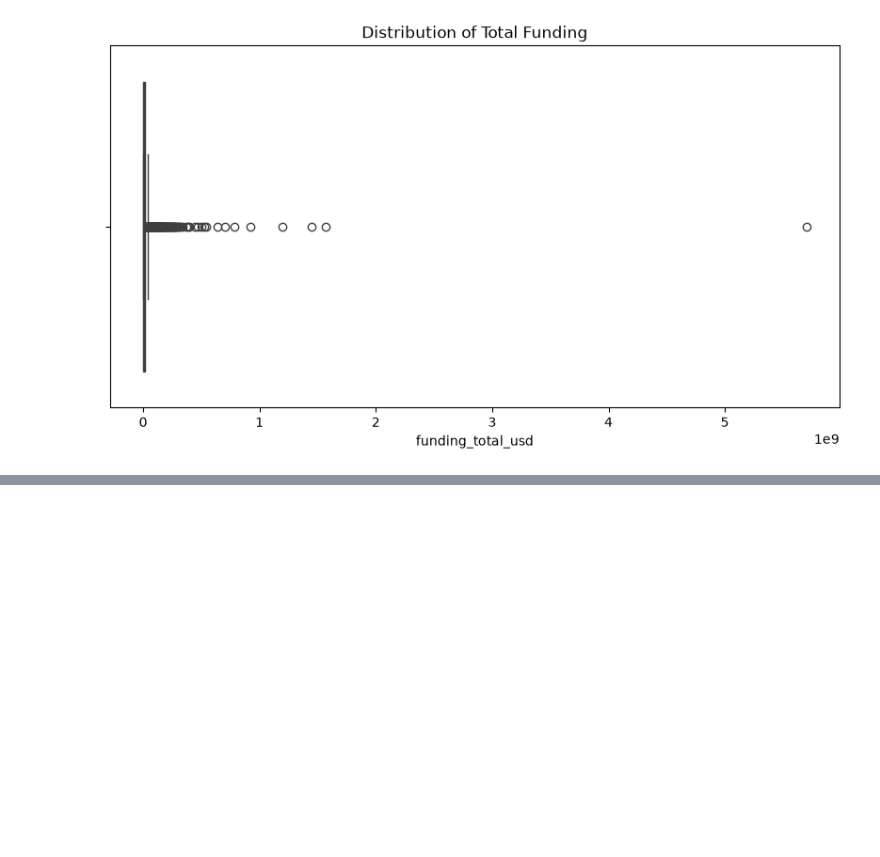
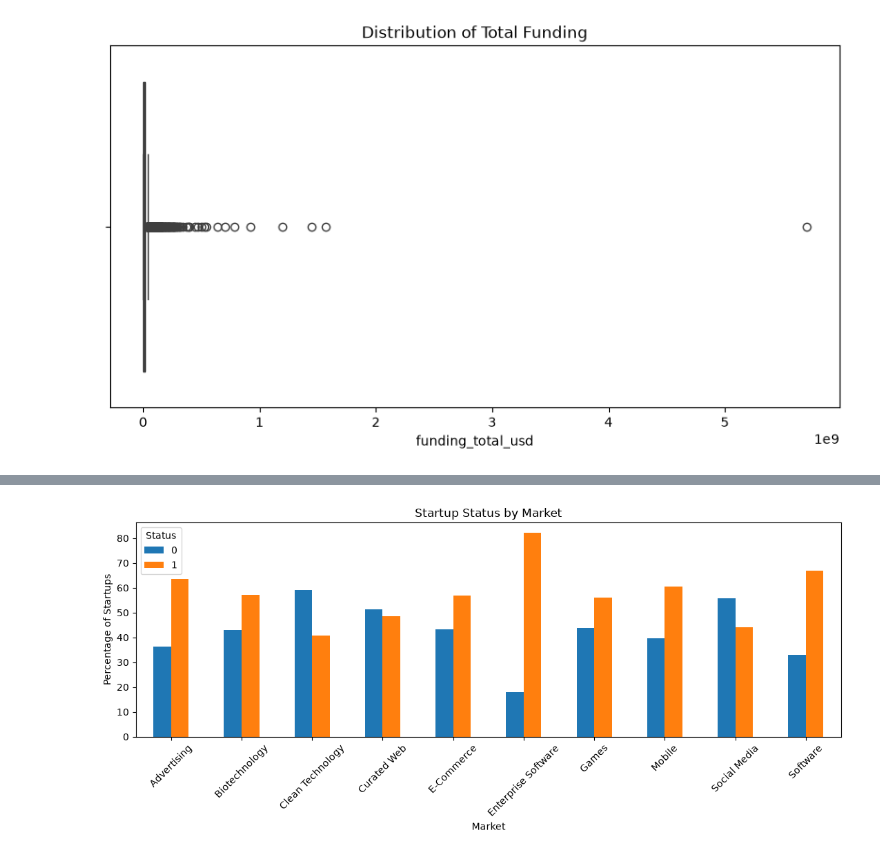
Before and after one commit to 2026dab1301-pKrishn/AI_101_Final_Project_Group-14, a Jupyter notebook: Notebook /datapreprocesing.ipynb, the cells around one changed output, grey strips where cells are left out. Saved outputs shown, nothing was run; the diff lists cells and outputs as text; code cells hidden in the pictures; blank space fills up the shorter version.

```diff
--- a/Notebook /datapreprocesing.ipynb
+++ b/Notebook /datapreprocesing.ipynb
@@ -161,0 +209,2 @@ np.int64(18)
+# %%
+dst = dst.drop_duplicates(keep='first')
@@ -275,0 +418,20 @@ plt.show()
+# %%
+top_markets = dst['market'].value_counts().head(10).index
+
+market_status = pd.crosstab(
+    dst[dst['market'].isin(top_markets)]['market'],
+    dst[dst['market'].isin(top_markets)]['status'],
+    normalize='index'
+) * 100
+
+market_status.plot(kind='bar', figsize=(11, 5))
+
+plt.ylabel('Percentage of Startups')
+plt.xlabel('Market')
+plt.title('Startup Status by Market')
+plt.xticks(rotation=45)
+plt.legend(title='Status')
+plt.tight_layout()
+plt.show()
+# %% [output]
+[figure, added]
```
Also changed, not shown: parts of 16 cells of this notebook, 1 other file.
